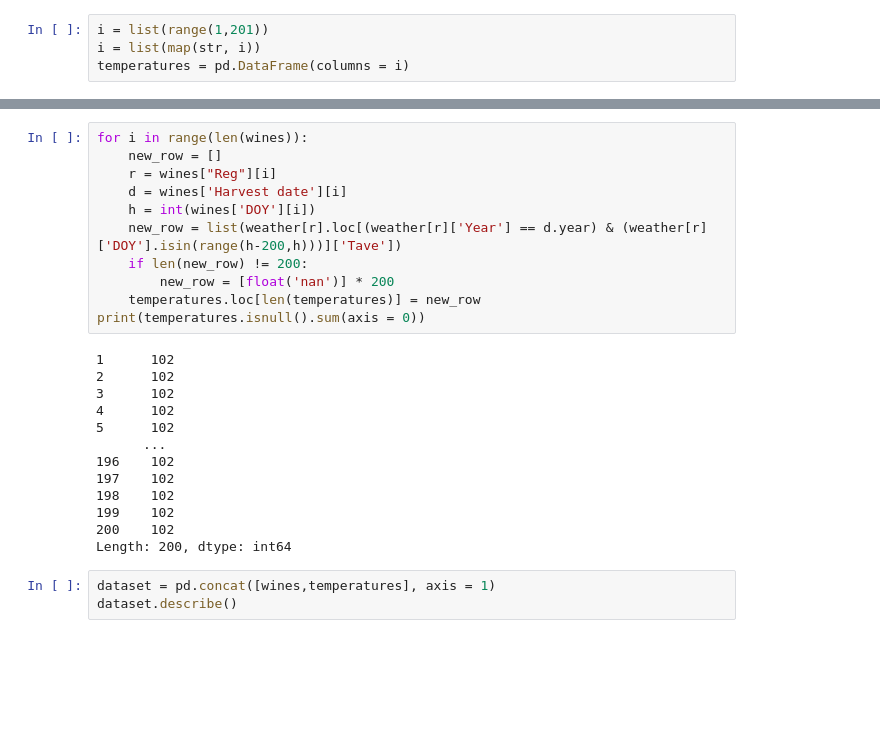
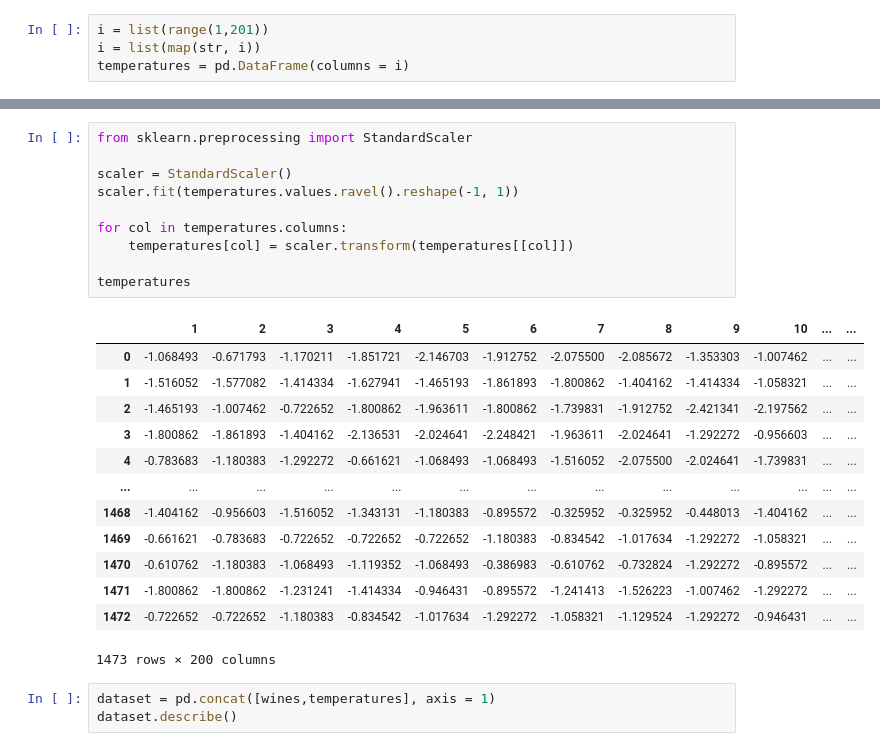
Before and after one commit to ameliemelo/projet_wine, a Jupyter notebook: augustin.ipynb, the cells around one changed output, grey strips where cells are left out. Cells and saved outputs as stored; diff of their text form; blank space fills up the shorter version.

Commit message:
standardization

```diff
--- a/augustin.ipynb
+++ b/augustin.ipynb
@@ -54,27 +89,27 @@ temperatures
-# %%
-for i in range(len(wines)):
-    new_row = []
-    r = wines["Reg"][i]
-    d = wines['Harvest date'][i]
-    h = int(wines['DOY'][i])
-    new_row = list(weather[r].loc[(weather[r]['Year'] == d.year) & (weather[r]['DOY'].isin(range(h-200,h)))]['Tave'])
-    if len(new_row) != 200:
-        new_row = [float('nan')] * 200
-    temperatures.loc[len(temperatures)] = new_row
-print(temperatures.isnull().sum(axis = 0))
-# %% [output]
-1      102
-2      102
-3      102
-4      102
-5      102
-      ...
-196    102
-197    102
-198    102
-199    102
-200    102
-Length: 200, dtype: int64
+# %%
+from sklearn.preprocessing import StandardScaler
+
+scaler = StandardScaler()
+scaler.fit(temperatures.values.ravel().reshape(-1, 1))
+
+for col in temperatures.columns:
+    temperatures[col] = scaler.transform(temperatures[[col]])
+
+temperatures
+# %% [output]
+|  | 1 | 2 | 3 | 4 | 5 | 6 | 7 | 8 | 9 | 10 | ... | ... |
+| 0 | -1.068493 | -0.671793 | -1.170211 | -1.851721 | -2.146703 | -1.912752 | -2.075500 | -2.085672 | -1.353303 | -1.007462 | ... | ... |
+| 1 | -1.516052 | -1.577082 | -1.414334 | -1.627941 | -1.465193 | -1.861893 | -1.800862 | -1.404162 | -1.414334 | -1.058321 | ... | ... |
+| 2 | -1.465193 | -1.007462 | -0.722652 | -1.800862 | -1.963611 | -1.800862 | -1.739831 | -1.912752 | -2.421341 | -2.197562 | ... | ... |
+| 3 | -1.800862 | -1.861893 | -1.404162 | -2.136531 | -2.024641 | -2.248421 | -1.963611 | -2.024641 | -1.292272 | -0.956603 | ... | ... |
+| 4 | -0.783683 | -1.180383 | -1.292272 | -0.661621 | -1.068493 | -1.068493 | -1.516052 | -2.075500 | -2.024641 | -1.739831 | ... | ... |
+| ... | ... | ... | ... | ... | ... | ... | ... | ... | ... | ... | ... | ... |
+| 1468 | -1.404162 | -0.956603 | -1.516052 | -1.343131 | -1.180383 | -0.895572 | -0.325952 | -0.325952 | -0.448013 | -1.404162 | ... | ... |
+| 1469 | -0.661621 | -0.783683 | -0.722652 | -0.722652 | -0.722652 | -1.180383 | -0.834542 | -1.017634 | -1.292272 | -1.058321 | ... | ... |
+| 1470 | -0.610762 | -1.180383 | -1.068493 | -1.119352 | -1.068493 | -0.386983 | -0.610762 | -0.732824 | -1.292272 | -0.895572 | ... | ... |
+| 1471 | -1.800862 | -1.800862 | -1.231241 | -1.414334 | -0.946431 | -0.895572 | -1.241413 | -1.526223 | -1.007462 | -1.292272 | ... | ... |
+| 1472 | -0.722652 | -0.722652 | -1.180383 | -0.834542 | -1.017634 | -1.292272 | -1.058321 | -1.129524 | -1.292272 | -0.946431 | ... | ... |
+1473 rows × 200 columns
 # %%
 dataset = pd.concat([wines,temperatures], axis = 1)
 dataset.describe()
```
Also changed, not shown: parts of 4 cells of this notebook.
